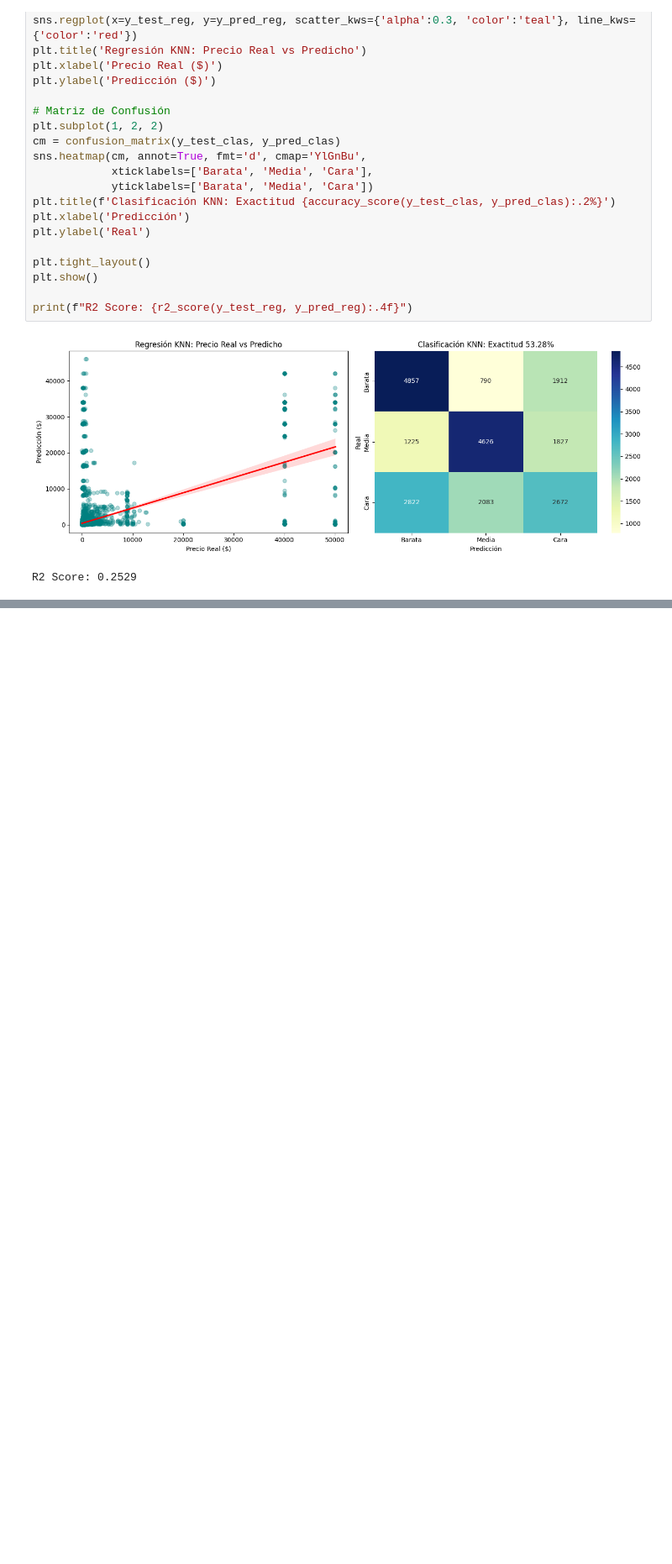
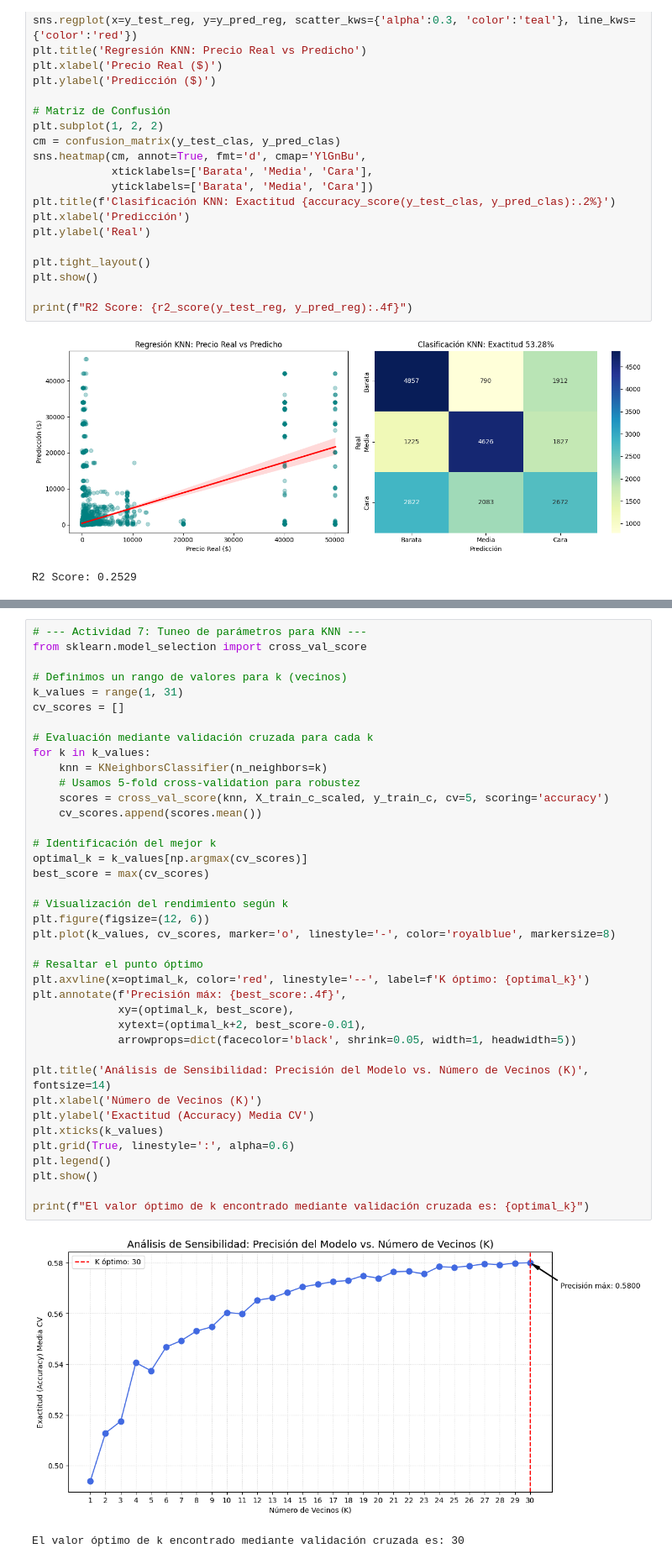
Before and after one commit to yosemm/Laboratorio6_Mineria, a Jupyter notebook: AnalisisLab6.ipynb, the cells around one changed output, grey strips where cells are left out. Shown at 84% size. Drawn from its saved outputs; the diff is of its cells as text; blank space fills up the shorter version.

```diff
--- a/AnalisisLab6.ipynb
+++ b/AnalisisLab6.ipynb
@@ -354,0 +457,42 @@ Tras ejecutar la evaluación en el set de prueba, se observan los siguientes pun
+# %%
+# --- Actividad 7: Tuneo de parámetros para KNN ---
+from sklearn.model_selection import cross_val_score
+
+# Definimos un rango de valores para k (vecinos)
+k_values = range(1, 31)
+cv_scores = []
+
+# Evaluación mediante validación cruzada para cada k
+for k in k_values:
+    knn = KNeighborsClassifier(n_neighbors=k)
+    # Usamos 5-fold cross-validation para robustez
+    scores = cross_val_score(knn, X_train_c_scaled, y_train_c, cv=5, scoring='accuracy')
+    cv_scores.append(scores.mean())
+
+# Identificación del mejor k
+optimal_k = k_values[np.argmax(cv_scores)]
+best_score = max(cv_scores)
+
+# Visualización del rendimiento según k
+plt.figure(figsize=(12, 6))
+plt.plot(k_values, cv_scores, marker='o', linestyle='-', color='royalblue', markersize=8)
+
+# Resaltar el punto óptimo
+plt.axvline(x=optimal_k, color='red', linestyle='--', label=f'K óptimo: {optimal_k}')
+plt.annotate(f'Precisión máx: {best_score:.4f}',
+             xy=(optimal_k, best_score),
+             xytext=(optimal_k+2, best_score-0.01),
+             arrowprops=dict(facecolor='black', shrink=0.05, width=1, headwidth=5))
+
+plt.title('Análisis de Sensibilidad: Precisión del Modelo vs. Número de Vecinos (K)', fontsize=14)
+plt.xlabel('Número de Vecinos (K)')
+plt.ylabel('Exactitud (Accuracy) Media CV')
+plt.xticks(k_values)
+plt.grid(True, linestyle=':', alpha=0.6)
+plt.legend()
+plt.show()
+
+print(f"El valor óptimo de k encontrado mediante validación cruzada es: {optimal_k}")
+# %% [output]
+[figure, added]
+El valor óptimo de k encontrado mediante validación cruzada es: 30
```
Also changed, not shown: parts of 7 cells of this notebook.
